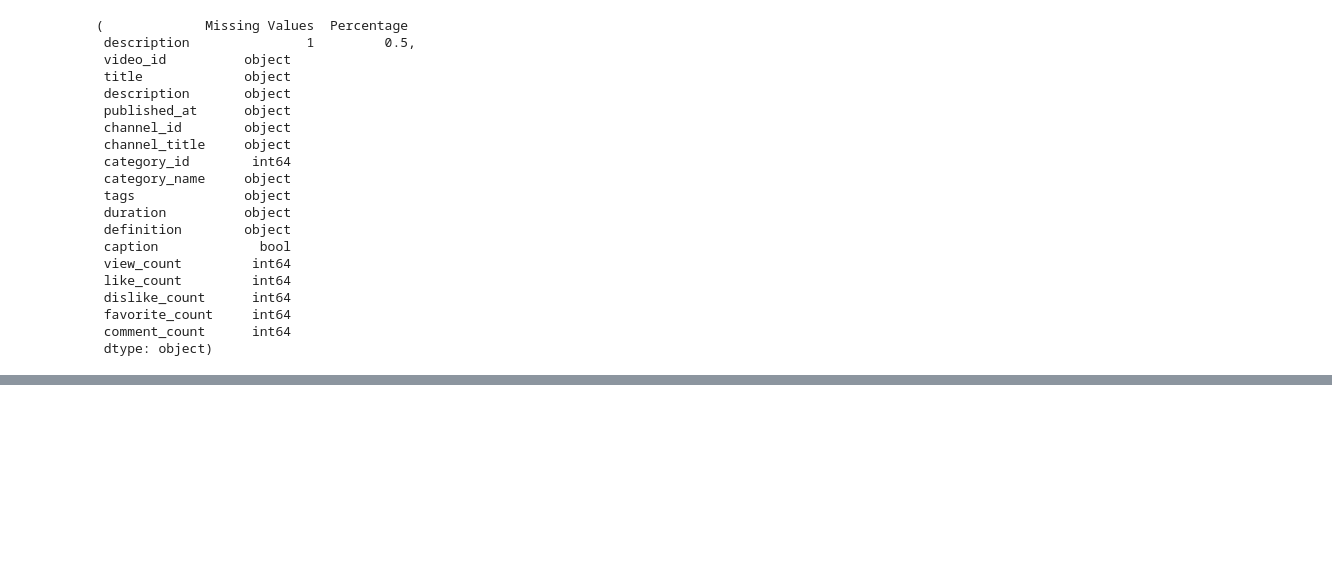
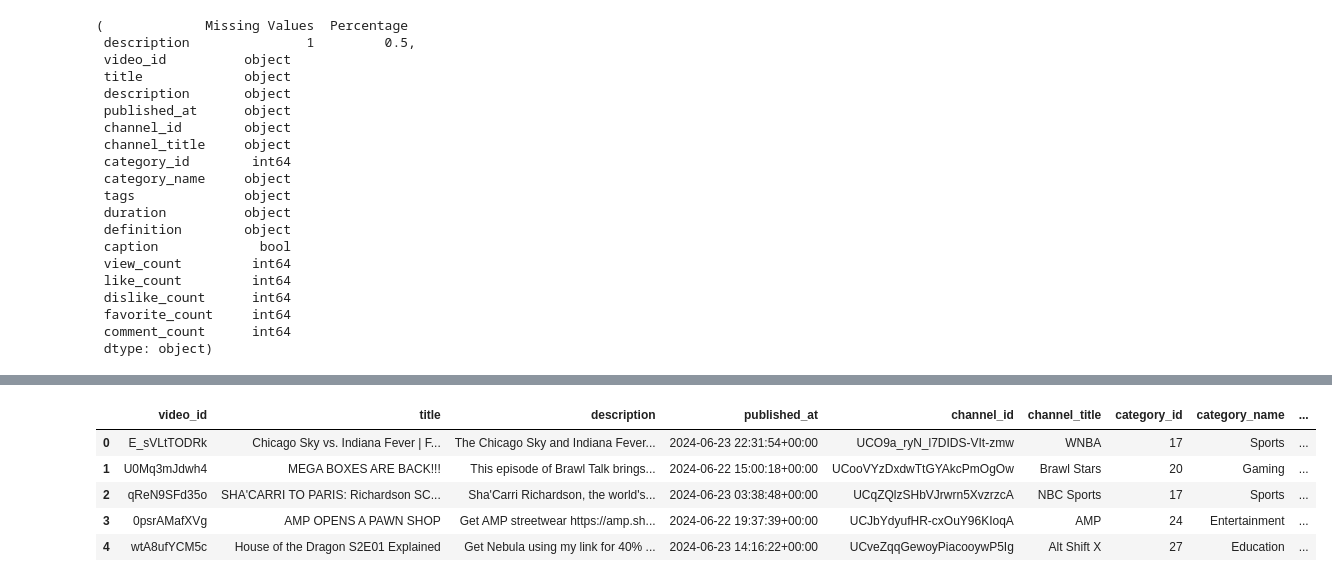
Before and after one commit to rajputdevyansh/YouTube-Data-Collection-and-Analysis, a Jupyter notebook: youtube_analysis/data_colection.ipynb, the cells around one changed output, grey strips where cells are left out. Cells and saved outputs as stored; diff of their text form; code cells hidden in the pictures; blank space fills up the shorter version.

```diff
--- a/youtube_analysis/data_colection.ipynb
+++ b/youtube_analysis/data_colection.ipynb
@@ -352,0 +512,10 @@ KeyError: 'duration_seconds'
+# %%
+# Viewing the processed dataset for US(United States) region
+trending_videos_US.head()
+# %% [output]
+|  | video_id | title | description | published_at | channel_id | channel_title | category_id | category_name | ... |
+| 0 | E_sVLtTODRk | Chicago Sky vs. Indiana Fever | F... | The Chicago Sky and Indiana Fever... | 2024-06-23 22:31:54+00:00 | UCO9a_ryN_l7DIDS-VIt-zmw | WNBA | 17 | Sports | ... |
+| 1 | U0Mq3mJdwh4 | MEGA BOXES ARE BACK!!! | This episode of Brawl Talk brings... | 2024-06-22 15:00:18+00:00 | UCooVYzDxdwTtGYAkcPmOgOw | Brawl Stars | 20 | Gaming | ... |
+| 2 | qReN9SFd35o | SHA'CARRI TO PARIS: Richardson SC... | Sha'Carri Richardson, the world's... | 2024-06-23 03:38:48+00:00 | UCqZQlzSHbVJrwrn5XvzrzcA | NBC Sports | 17 | Sports | ... |
+| 3 | 0psrAMafXVg | AMP OPENS A PAWN SHOP | Get AMP streetwear https://amp.sh... | 2024-06-22 19:37:39+00:00 | UCJbYdyufHR-cxOuY96KIoqA | AMP | 24 | Entertainment | ... |
+| 4 | wtA8ufYCM5c | House of the Dragon S2E01 Explained | Get Nebula using my link for 40% ... | 2024-06-23 14:16:22+00:00 | UCveZqqGewoyPiacooywP5Ig | Alt Shift X | 27 | Education | ... |
```
Also changed, not shown: parts of 27 cells of this notebook, 5 other files.
